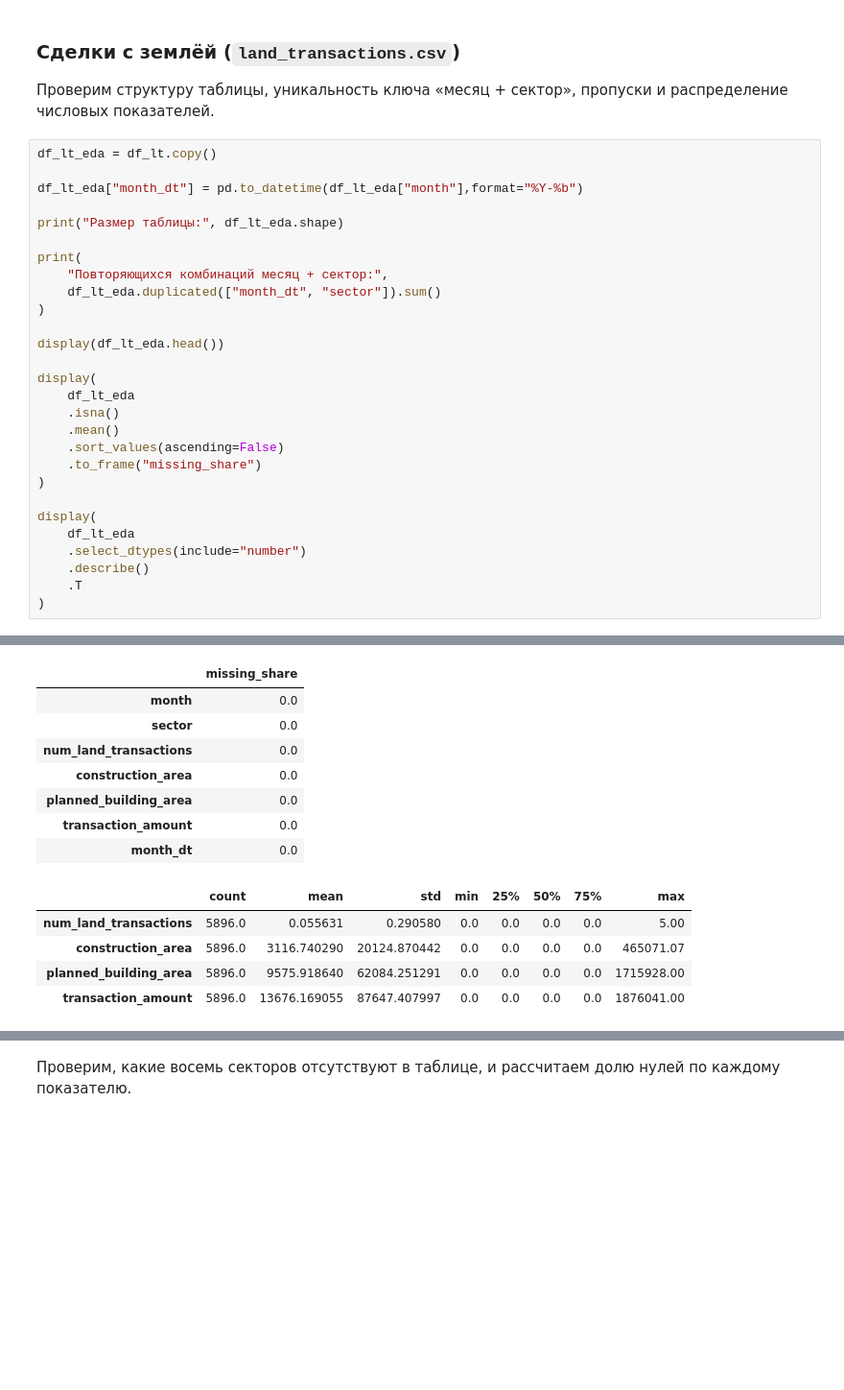
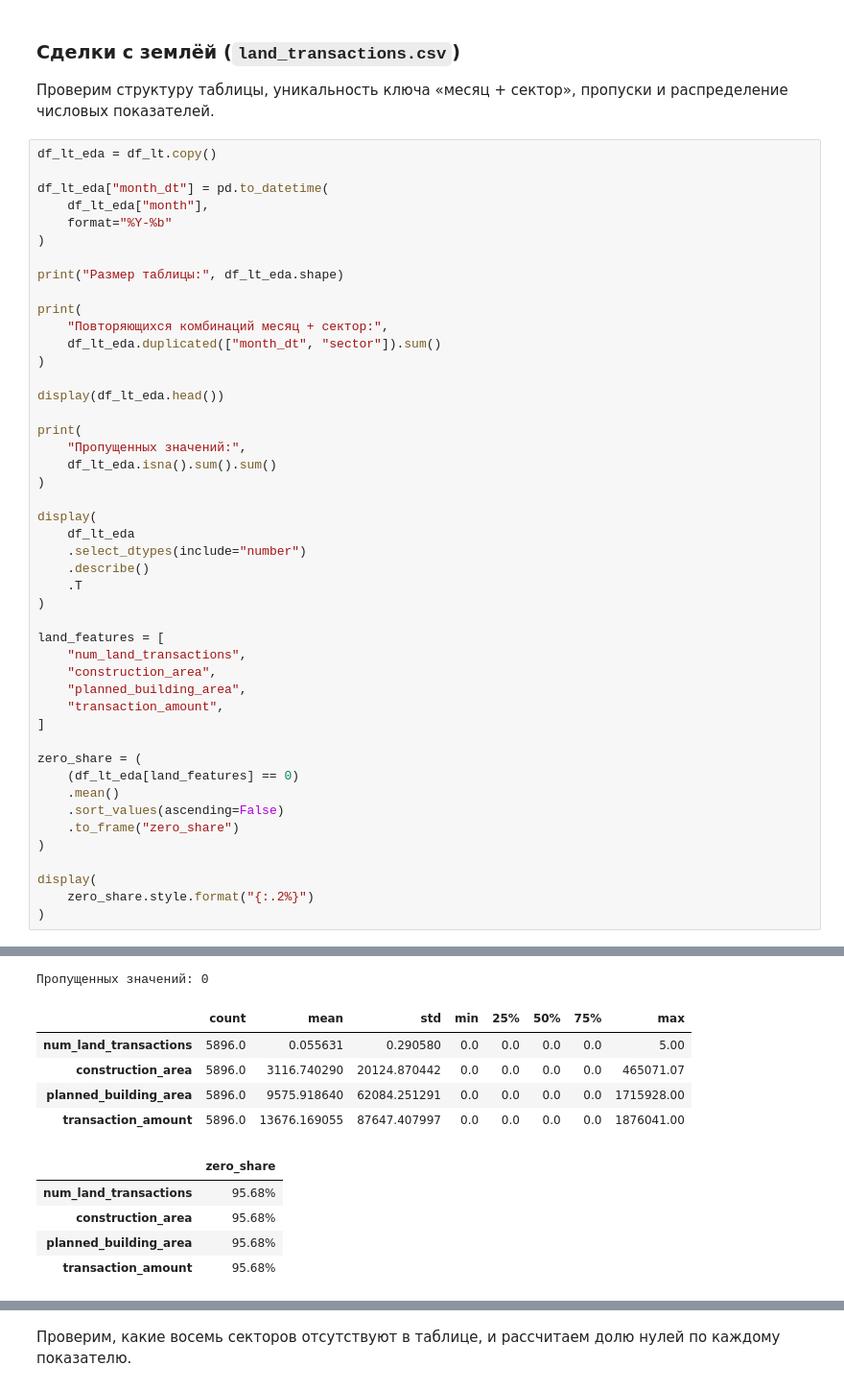
Before and after one commit to nikkyzp/ml-project, a Jupyter notebook: EDA.ipynb, the cells around one changed output, grey strips where cells are left out. Shown at 96% size. Cells and saved outputs as stored; diff of their text form; blank space fills up the shorter version.

```diff
--- a/EDA.ipynb
+++ b/EDA.ipynb
@@ -979,51 +979,67 @@ plt.show()
 # %%
 df_lt_eda = df_lt.copy()
 
-df_lt_eda["month_dt"] = pd.to_datetime(df_lt_eda["month"],format="%Y-%b")
+df_lt_eda["month_dt"] = pd.to_datetime(
+    df_lt_eda["month"],
+    format="%Y-%b"
+)
 
 print("Размер таблицы:", df_lt_eda.shape)
 
 print(
     "Повторяющихся комбинаций месяц + сектор:",
     df_lt_eda.duplicated(["month_dt", "sector"]).sum()
 )
 
 display(df_lt_eda.head())
 
-display(
-    df_lt_eda
-    .isna()
-    .mean()
-    .sort_values(ascending=False)
-    .to_frame("missing_share")
+print(
+    "Пропущенных значений:",
+    df_lt_eda.isna().sum().sum()
 )
 
 display(
     df_lt_eda
     .select_dtypes(include="number")
     .describe()
     .T
 )
+
+land_features = [
+    "num_land_transactions",
+    "construction_area",
+    "planned_building_area",
+    "transaction_amount",
+]
+
+zero_share = (
+    (df_lt_eda[land_features] == 0)
+    .mean()
+    .sort_values(ascending=False)
+    .to_frame("zero_share")
+)
+
+display(
+    zero_share.style.format("{:.2%}")
+)
 # %% [output]
 Размер таблицы: (5896, 7)
 Повторяющихся комбинаций месяц + сектор: 0
 |  | month | sector | num_land_transactions | construction_area | planned_building_area | transaction_amount | ... |
 | 0 | 2019-Jan | sector 74 | 0 | 0.0 | 0.0 | 0.0 | ... |
 | 1 | 2019-Jan | sector 35 | 0 | 0.0 | 0.0 | 0.0 | ... |
 | 2 | 2019-Jan | sector 23 | 0 | 0.0 | 0.0 | 0.0 | ... |
 | 3 | 2019-Jan | sector 80 | 0 | 0.0 | 0.0 | 0.0 | ... |
 | 4 | 2019-Jan | sector 53 | 0 | 0.0 | 0.0 | 0.0 | ... |
+Пропущенных значений: 0
-|  | missing_share |
-| month | 0.0 |
-| sector | 0.0 |
-| num_land_transactions | 0.0 |
-| construction_area | 0.0 |
-| planned_building_area | 0.0 |
-| transaction_amount | 0.0 |
-| month_dt | 0.0 |
+|  | count | mean | std | min | 25% | 50% | 75% | max |
+| num_land_transactions | 5896.0 | 0.055631 | 0.290580 | 0.0 | 0.0 | 0.0 | 0.0 | 5.00 |
+| construction_area | 5896.0 | 3116.740290 | 20124.870442 | 0.0 | 0.0 | 0.0 | 0.0 | 465071.07 |
+| planned_building_area | 5896.0 | 9575.918640 | 62084.251291 | 0.0 | 0.0 | 0.0 | 0.0 | 1715928.00 |
+| transaction_amount | 5896.0 | 13676.169055 | 87647.407997 | 0.0 | 0.0 | 0.0 | 0.0 | 1876041.00 |
-|  | count | mean | std | min | 25% | 50% | 75% | max |
-| num_land_transactions | 5896.0 | 0.055631 | 0.290580 | 0.0 | 0.0 | 0.0 | 0.0 | 5.00 |
-| construction_area | 5896.0 | 3116.740290 | 20124.870442 | 0.0 | 0.0 | 0.0 | 0.0 | 465071.07 |
-| planned_building_area | 5896.0 | 9575.918640 | 62084.251291 | 0.0 | 0.0 | 0.0 | 0.0 | 1715928.00 |
-| transaction_amount | 5896.0 | 13676.169055 | 87647.407997 | 0.0 | 0.0 | 0.0 | 0.0 | 1876041.00 |
+|  | zero_share |
+| num_land_transactions | 95.68% |
+| construction_area | 95.68% |
+| planned_building_area | 95.68% |
+| transaction_amount | 95.68% |
 # %% [markdown]
```
Also changed, not shown: parts of 19 cells of this notebook.
